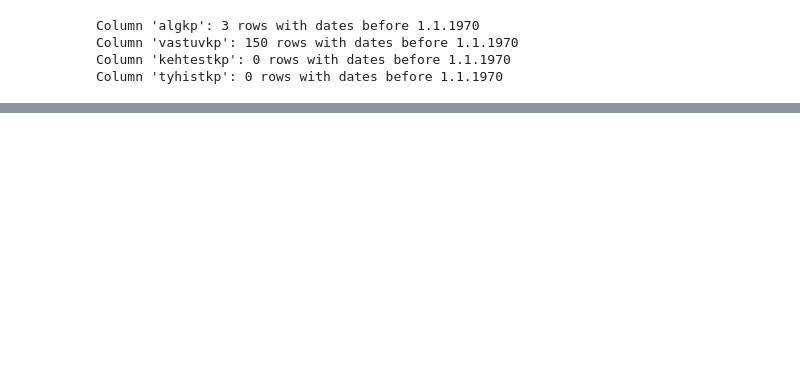
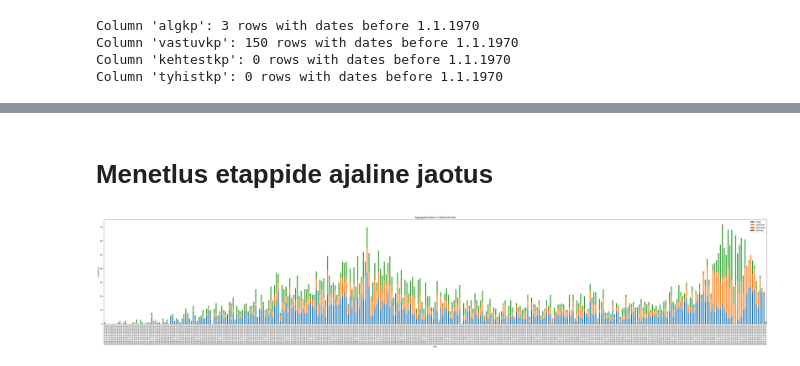
Before and after one commit to taavip/PLANK, a Jupyter notebook: plank_statistika_kvaliteedi_analyys.ipynb, the cells around one changed output, grey strips where cells are left out. Drawn from its saved outputs; the diff is of its cells as text; code cells hidden in the pictures; blank space fills up the shorter version.

```diff
--- a/plank_statistika_kvaliteedi_analyys.ipynb
+++ b/plank_statistika_kvaliteedi_analyys.ipynb
@@ -274,0 +276,29 @@ plt.show()
+# %% [markdown]
+# Menetlus etappide ajaline jaotus
+# %%
+import matplotlib.pyplot as plt
+import pandas as pd
+
+# Select only the datetime columns
+datetime_cols = gdfs['plank:detailplaneering'].select_dtypes(include=['datetime']).columns
+
+# Create a new DataFrame for aggregated data
+aggregated_data = pd.DataFrame()
+
+# Aggregate data for each datetime column in 2-month periods
+for col in datetime_cols:
+    aggregated_data[col] = gdfs['plank:detailplaneering'].groupby(pd.Grouper(key=col, freq='1ME'))[col].count()
+
+# Plot the bar chart
+aggregated_data.plot(kind='bar', stacked=True, figsize=(50, 10))  # Adjust figsize as needed
+
+# Set title and labels
+plt.title('Aggregated Data in 2-Month Periods')
+plt.xlabel('Date')
+plt.ylabel('Frequency')
+
+# Display the plot
+plt.tight_layout()
+plt.show()
+# %% [output]
+[figure, added]
```
Also changed, not shown: parts of 12 cells of this notebook.
